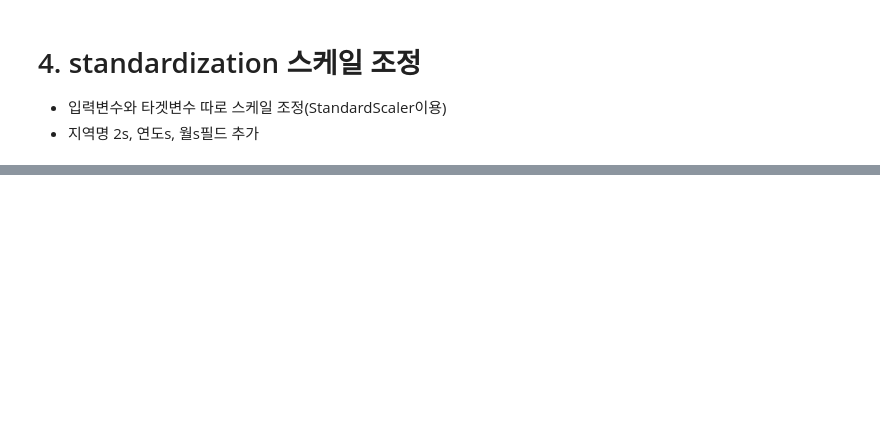
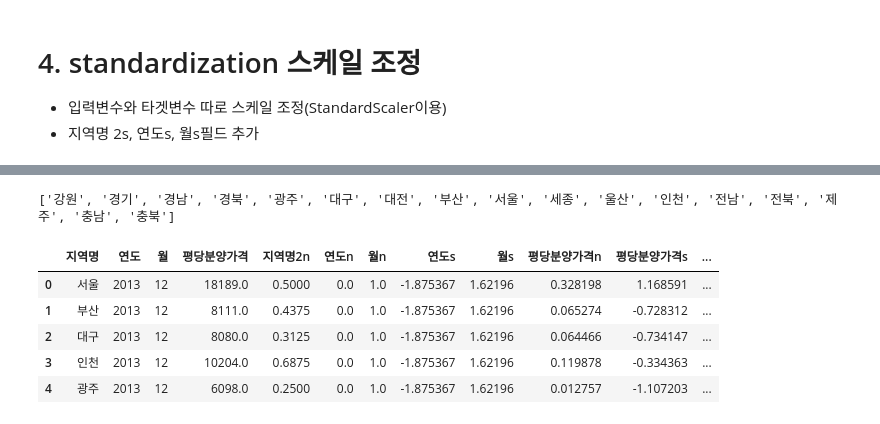
Before and after one commit to yoosim/ai_x, a Jupyter notebook: source/05_DeepLearning/연습문제(라벨인코딩_스케일링 조정).ipynb, the cells around one changed output, grey strips where cells are left out. Cells and saved outputs as stored; diff of their text form; code cells hidden in the pictures; blank space fills up the shorter version.

```diff
--- a/source/05_DeepLearning/연습문제(라벨인코딩_스케일링 조정).ipynb
+++ b/source/05_DeepLearning/연습문제(라벨인코딩_스케일링 조정).ipynb
@@ -155,0 +191,17 @@ df.to_csv('data/test_scale.csv', index=False, encoding='utf-8')
+# %%
+# 지역명, 지역명2 # 데이터 프레임 sort.values
+loc_lifo = df[['지역명','지역명2']].head(17).sort_values(by='지역명2') # pandas의 get_dummies 써도 됨
+loc_column_names = loc_lifo['지역명'].tolist()
+print(loc_column_names)
+# %% [output]
+['강원', '경기', '경남', '경북', '광주', '대구', '대전', '부산', '서울', '세종', '울산', '인천', '전남', '전북', '제주', '충남', '충북']
+# %%
+df[loc_column_names] = to_categorical(df['지역명2']).astype(np.int16)
+df.head()
+# %% [output]
+|  | 지역명 | 연도 | 월 | 평당분양가격 | 지역명2n | 연도n | 월n | 연도s | 월s | 평당분양가격n | 평당분양가격s | ... |
+| 0 | 서울 | 2013 | 12 | 18189.0 | 0.5000 | 0.0 | 1.0 | -1.875367 | 1.62196 | 0.328198 | 1.168591 | ... |
+| 1 | 부산 | 2013 | 12 | 8111.0 | 0.4375 | 0.0 | 1.0 | -1.875367 | 1.62196 | 0.065274 | -0.728312 | ... |
+| 2 | 대구 | 2013 | 12 | 8080.0 | 0.3125 | 0.0 | 1.0 | -1.875367 | 1.62196 | 0.064466 | -0.734147 | ... |
+| 3 | 인천 | 2013 | 12 | 10204.0 | 0.6875 | 0.0 | 1.0 | -1.875367 | 1.62196 | 0.119878 | -0.334363 | ... |
+| 4 | 광주 | 2013 | 12 | 6098.0 | 0.2500 | 0.0 | 1.0 | -1.875367 | 1.62196 | 0.012757 | -1.107203 | ... |
```
Also changed, not shown: parts of 10 cells of this notebook, 11 other files.
